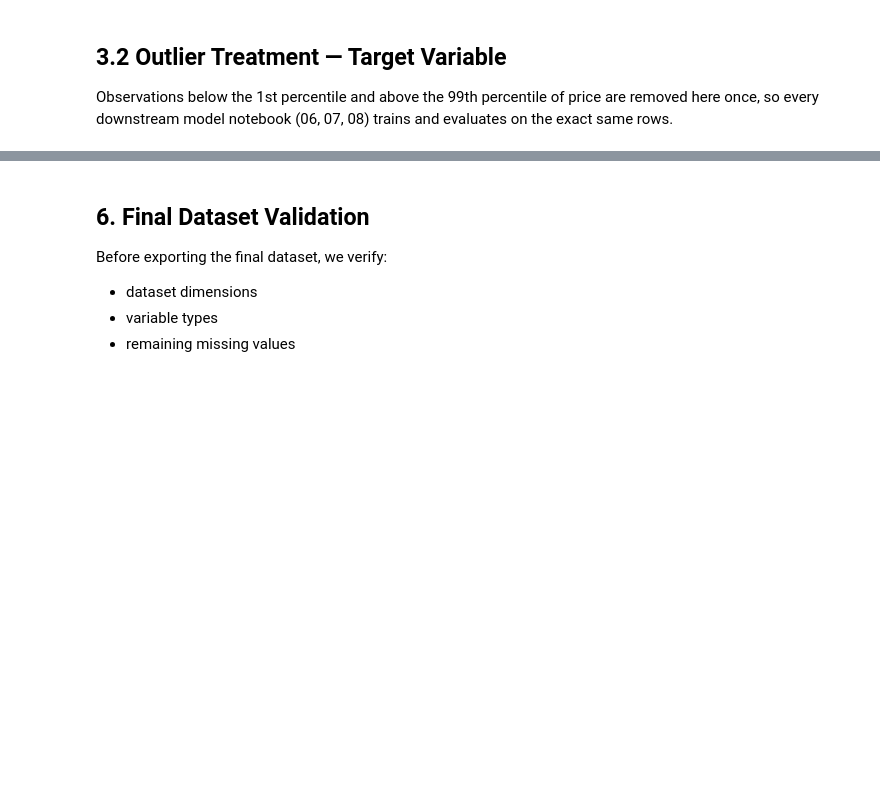
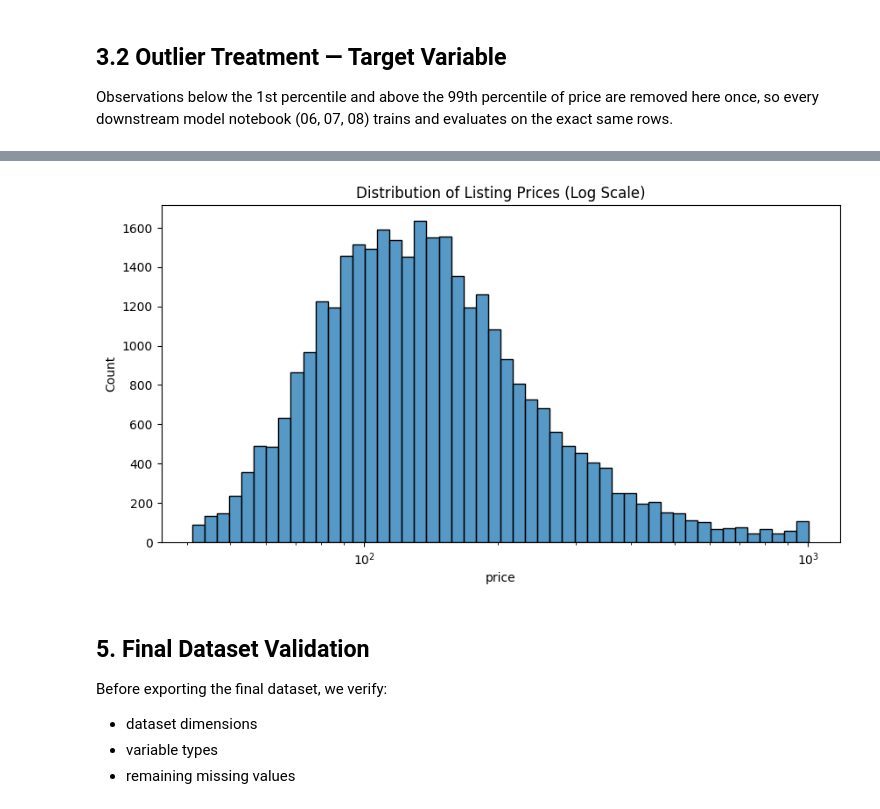
Before and after one commit to aantoo-cr/airbnb-rome-analysis, a Jupyter notebook: notebooks/05_final_dataset.ipynb, the cells around one changed output, grey strips where cells are left out. Cells and saved outputs as stored; diff of their text form; code cells hidden in the pictures; blank space fills up the shorter version.

Commit message:
change of target variable analysis and delete reproccesing titles in the models readme

```diff
--- a/notebooks/05_final_dataset.ipynb
+++ b/notebooks/05_final_dataset.ipynb
@@ -283,5 +289,15 @@ month_key = final_df["latest_review_month"].replace(-1, np.nan)
+# %%
+plt.figure(figsize=(10,5))
+
+# Usamos log_scale=True para el eje X
+sns.histplot(final_df["price"], bins=50, log_scale=True)
+
+plt.title("Distribution of Listing Prices (Log Scale)")
+plt.show()
+# %% [output]
+[figure, added]
 # %% [markdown]
-## 6. Final Dataset Validation
+## 5. Final Dataset Validation
 
 Before exporting the final dataset, we verify:
 
```
Also changed, not shown: parts of 16 cells of this notebook, 8 other files.
